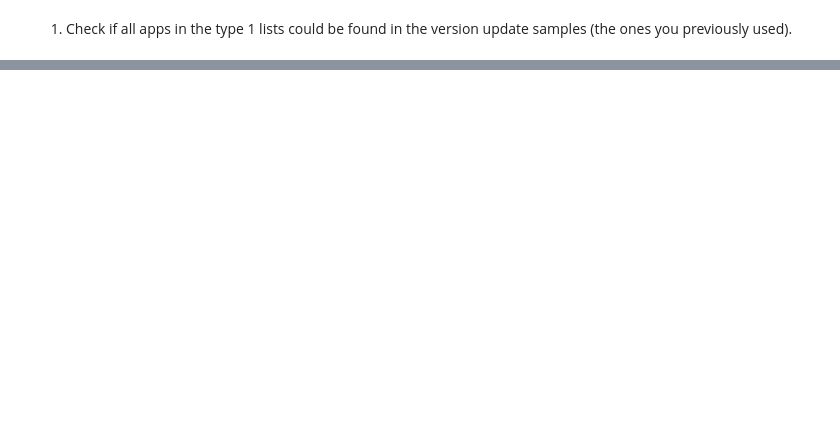
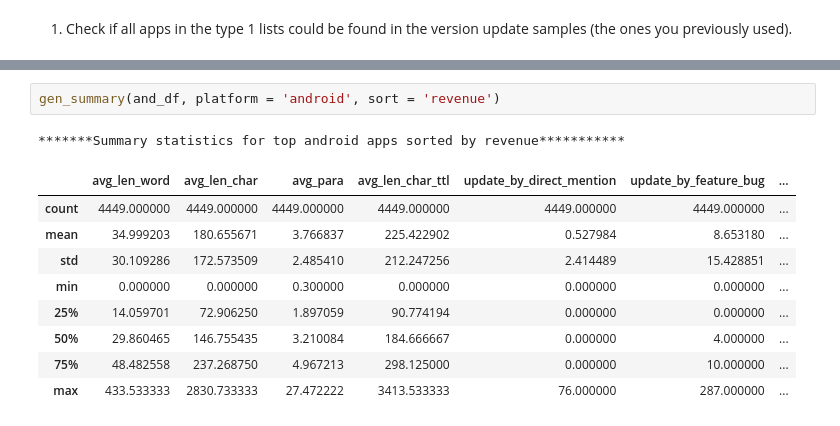
Before and after one commit to YileC928/app-data-privacy-proj, a Jupyter notebook: top_app_summary.ipynb, the cells around one changed output, grey strips where cells are left out. Cells and saved outputs as stored; diff of their text form; blank space fills up the shorter version.

```diff
--- a/top_app_summary.ipynb
+++ b/top_app_summary.ipynb
@@ -66,0 +149,13 @@ print(sum(t1_revenue['app_id'].apply(lambda x: 1 if x in and_update else 0))/len
+# %%
+gen_summary(and_df, platform = 'android', sort = 'revenue')
+# %% [output]
+*******Summary statistics for top android apps sorted by revenue***********
+|  | avg_len_word | avg_len_char | avg_para | avg_len_char_ttl | update_by_direct_mention | update_by_feature_bug | ... |
+| count | 4449.000000 | 4449.000000 | 4449.000000 | 4449.000000 | 4449.000000 | 4449.000000 | ... |
+| mean | 34.999203 | 180.655671 | 3.766837 | 225.422902 | 0.527984 | 8.653180 | ... |
+| std | 30.109286 | 172.573509 | 2.485410 | 212.247256 | 2.414489 | 15.428851 | ... |
+| min | 0.000000 | 0.000000 | 0.300000 | 0.000000 | 0.000000 | 0.000000 | ... |
+| 25% | 14.059701 | 72.906250 | 1.897059 | 90.774194 | 0.000000 | 0.000000 | ... |
+| 50% | 29.860465 | 146.755435 | 3.210084 | 184.666667 | 0.000000 | 4.000000 | ... |
+| 75% | 48.482558 | 237.268750 | 4.967213 | 298.125000 | 0.000000 | 10.000000 | ... |
+| max | 433.533333 | 2830.733333 | 27.472222 | 3413.533333 | 76.000000 | 287.000000 | ... |
```
Also changed, not shown: parts of 12 cells of this notebook.
